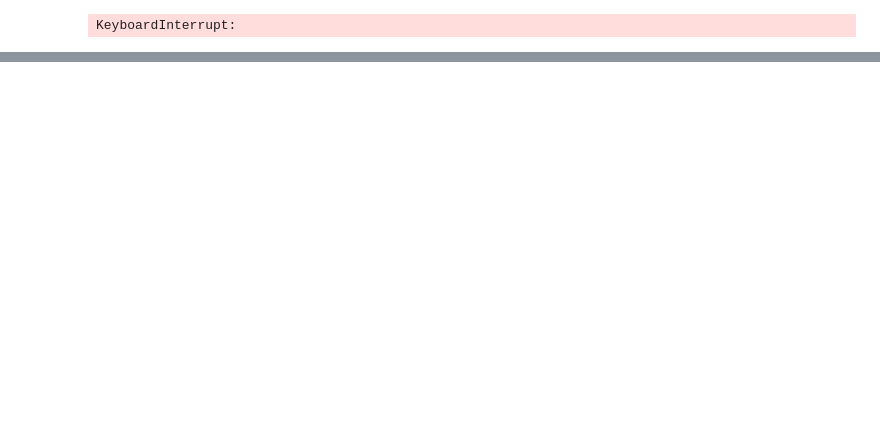
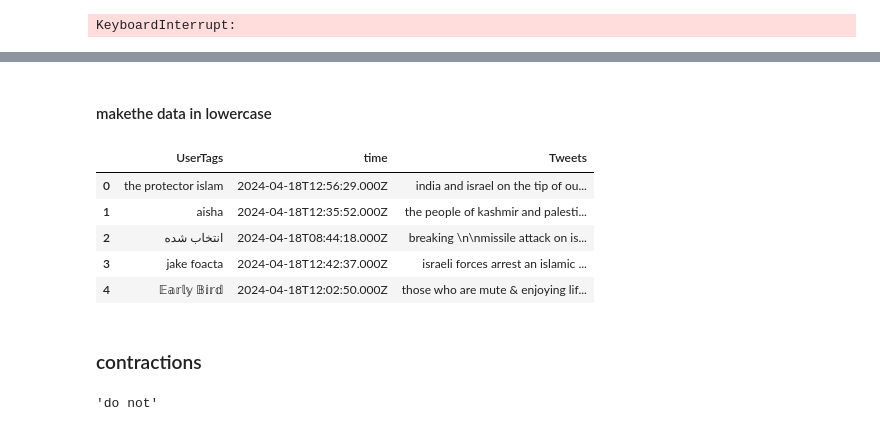
Before and after one commit to Jadir99/Analyse-des-sentiments-sur-Twitter, a Jupyter notebook: tweeter.ipynb, the cells around one changed output, grey strips where cells are left out. Cells and saved outputs as stored; diff of their text form; code cells hidden in the pictures; blank space fills up the shorter version.

```diff
--- a/tweeter.ipynb
+++ b/tweeter.ipynb
@@ -78,0 +118,23 @@ df=pd.read_excel("test.xlsx")
+# %% [markdown]
+#### makethe data in lowercase
+# %%
+import string
+df['Tweets']=df['Tweets'].str.lower()
+df['UserTags']=df['UserTags'].str.lower()
+df.head()
+# %% [output]
+|  | UserTags | time | Tweets |
+| 0 | the protector islam | 2024-04-18T12:56:29.000Z | india and israel on the tip of ou... |
+| 1 | aisha | 2024-04-18T12:35:52.000Z | the people of kashmir and palesti... |
+| 2 | انتخاب شده | 2024-04-18T08:44:18.000Z | breaking \n\nmissile attack on is... |
+| 3 | jake foacta | 2024-04-18T12:42:37.000Z | israeli forces arrest an islamic ... |
+| 4 | 𝔼𝕒𝕣𝕝𝕪 𝔹𝕚𝕣𝕕 | 2024-04-18T12:02:50.000Z | those who are mute & enjoying lif... |
+# %% [markdown]
+### contractions
+# %%
+import contractions
+def replace_contractions(text):
+    return contractions.fix(text)
+replace_contractions("don't")
+# %% [output]
+'do not'
```
Also changed, not shown: parts of 32 cells of this notebook, 3 other files.
